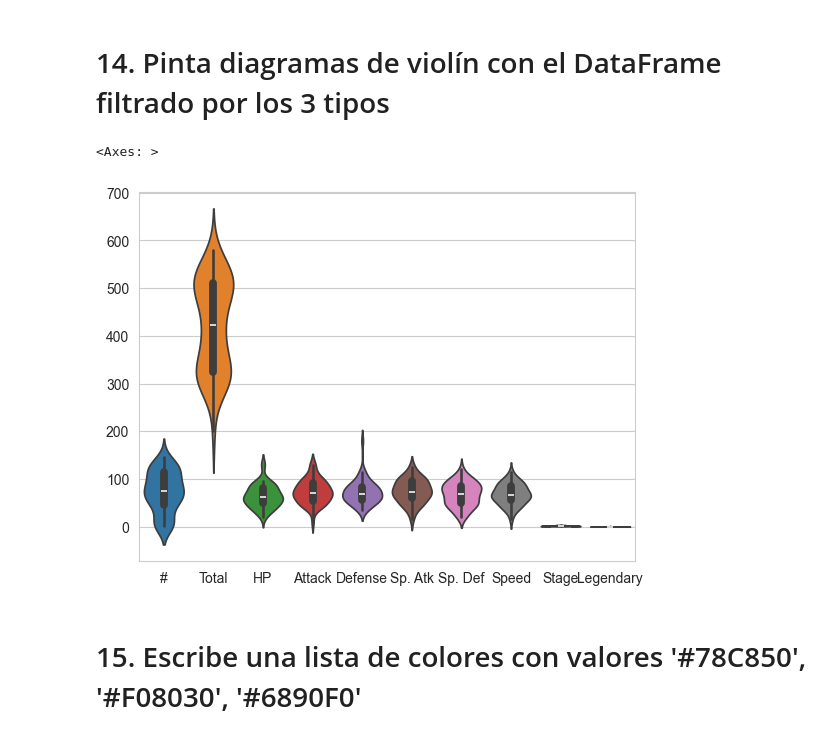
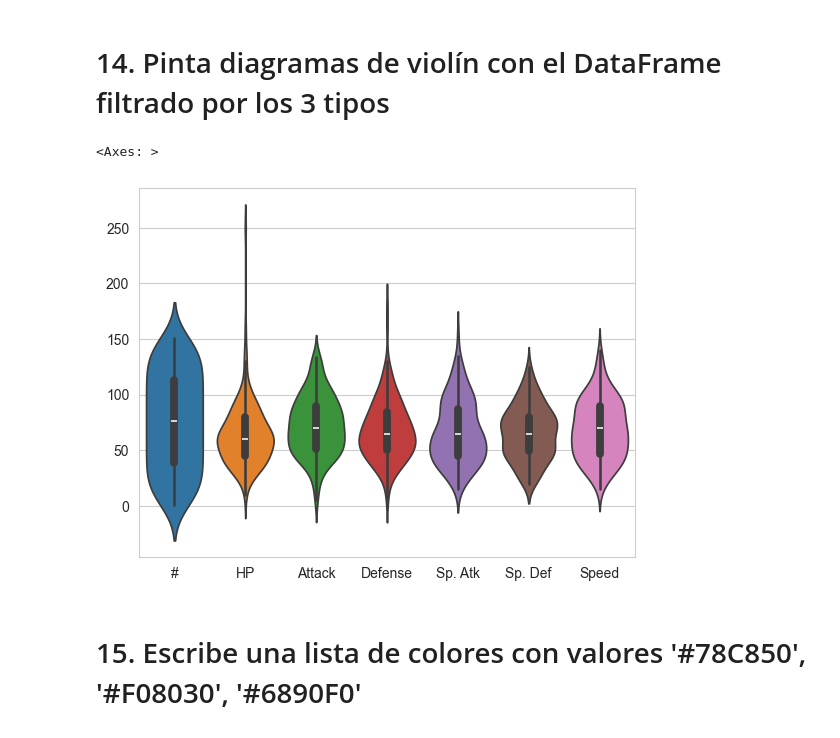
Before and after one commit to Andrea3677/ONLINE_DS_THEBRIDGE_OK, a Jupyter notebook: 2-Data_Analysis/6-Visualización/2-Seaborn/Ejercicios/ejercicios_Seaborn_MIO.ipynb, the cells around one changed output. Cells and saved outputs as stored; diff of their text form; code cells hidden in the pictures.

```diff
--- a/2-Data_Analysis/6-Visualización/2-Seaborn/Ejercicios/ejercicios_Seaborn_MIO.ipynb
+++ b/2-Data_Analysis/6-Visualización/2-Seaborn/Ejercicios/ejercicios_Seaborn_MIO.ipynb
@@ -112,10 +117,10 @@ sns.set_style('whitegrid')
 # %% [markdown]
 # 14. Pinta diagramas de violín con el DataFrame filtrado por los 3 tipos
 # %%
-sns.violinplot(data=type1_filtrado)
+sns.violinplot(data=eliminadas)
 # %% [output]
 <Axes: >
-[figure, old version]
+[figure, new version]
 # %% [markdown]
 # 15. Escribe una lista de colores con valores '#78C850', '#F08030',  '#6890F0'
 # %%
```
Also changed, not shown: parts of 15 cells of this notebook, 31 other files.
